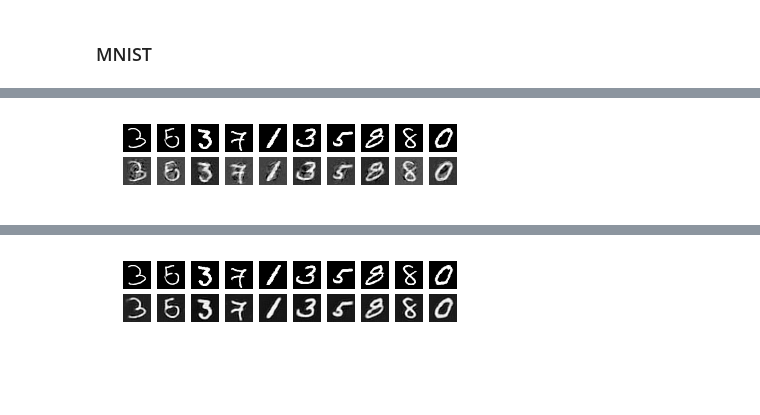
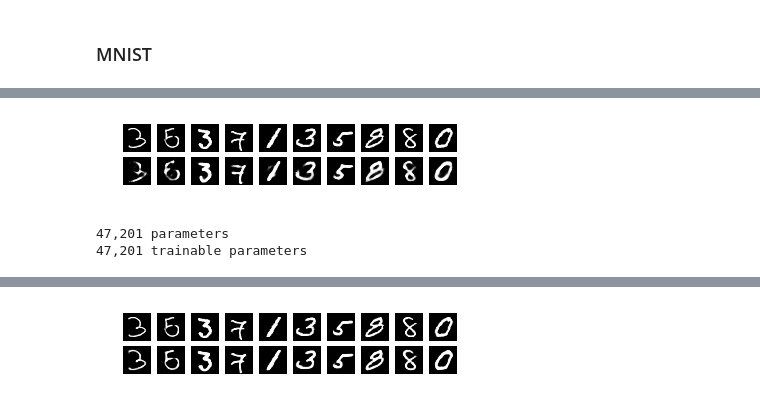
Before and after one commit to bainjamain/playground, a Jupyter notebook: playground.ipynb, the cells around one changed output, grey strips where cells are left out. Drawn from its saved outputs; the diff is of its cells as text; code cells hidden in the pictures; blank space fills up the shorter version.

```diff
--- a/playground.ipynb
+++ b/playground.ipynb
@@ -18,0 +25,5 @@ Some constants for the rest of the playground
+# %%
+cuda = torch.cuda.is_available() # True if cuda is available, False otherwise
+FloatTensor = torch.cuda.FloatTensor if cuda else torch.FloatTensor
+LongTensor = torch.cuda.LongTensor if cuda else torch.LongTensor
+print('Training on %s' % ('GPU' if cuda else 'CPU'))
@@ -135,4 +150,4 @@ plt.scatter(*zip(*code2.data.numpy()[:, :2]), c='r');
 mnist = fetch_mldata('MNIST original', data_home='.')
 # %%
 mnist.data = mnist.data.astype(np.float32) / 255
-mnist.data = (mnist.data - 0.1307) / 0.3081
+#mnist.data = (mnist.data - 0.1307) / 0.3081
@@ -174,17 +154,25 @@ def progress(loss, epoch, max_epoch, step, batch, N, start):
 # %%
+z = 128
 net2 = nn.Sequential(
                 # Encoder
                 nn.Linear(28 * 28, 512),
                 nn.PReLU(512),
                 nn.BatchNorm1d(512),
+                nn.Linear(512, 128),
+                nn.PReLU(128),
 
                 # Low-dimensional representation
-                nn.Linear(512, 128),
+                nn.Linear(128, z),
+                nn.PReLU(z),
+                nn.BatchNorm1d(z),
+
+                # Decoder
+                nn.Linear(z, 128),
                 nn.PReLU(128),
                 nn.BatchNorm1d(128),
-
-                # Decoder
                 nn.Linear(128, 512),
                 nn.PReLU(512),
-                nn.Linear(512, 28 * 28))
+                nn.Linear(512, 28 * 28),
+                nn.Sigmoid()).type(FloatTensor)
+count_parameters(net2)
 optimizer = torch.optim.Adam(params=net2.parameters(), lr=0.01)
@@ -222,8 +221,9 @@ for i in range(max_epochs):
 # %%
-visualize(net2, mnist.data[:55000], in_size=[28*28])
+visualize(net2, mnist.data[:55000], in_size=[28*28], dtype=FloatTensor)
 # %% [output]
-[figure, old version]
+[figure, new version]
 # %%
+z = 8 # default=8
 net3  = nn.Sequential(
                 # Encoder
                 nn.Conv2d(1, 32, 3, padding=1), # input (1, 28, 28), output (32, 28, 28)
@@ -236,18 +236,23 @@ net3  = nn.Sequential(
                 nn.MaxPool2d(2), # (64, 6, 6))
 
                 # Low-dimensional representation
-                nn.Conv2d(64, 8, 3), # (8, 4, 4) -- latent representation
-                nn.PReLU(8),
-                nn.BatchNorm2d(8),
+                nn.Conv2d(64, z, 3), # (8, 4, 4) -- latent representation
+                nn.PReLU(z),
+                nn.BatchNorm2d(z),
 
                 # Decoder
-                nn.Conv2d(8, 64, 3, padding=2), # (64, 6, 6)
+                nn.Conv2d(z, 64, 3, padding=2), # (64, 6, 6)
                 nn.Upsample(scale_factor=2), # (64, 12, 12)
                 nn.Conv2d(64, 32, 3, padding=2), # (32, 14, 14)
                 nn.PReLU(32),
                 nn.Upsample(scale_factor=2), # (32, 28, 28)
-                nn.Conv2d(32, 1, 3, padding=1))
+                nn.Conv2d(32, 1, 3, padding=1),
+                nn.Sigmoid()).type(FloatTensor).type(FloatTensor)
+count_parameters(net3)
 optimizer = torch.optim.Adam(params=net3.parameters(), lr=0.01)
+# %% [output]
+47,201 parameters
+47,201 trainable parameters
 # %%
 N = mnist.data.shape[0]
 batch_size = 300
```
Also changed, not shown: parts of 25 cells of this notebook, 2 other files.
